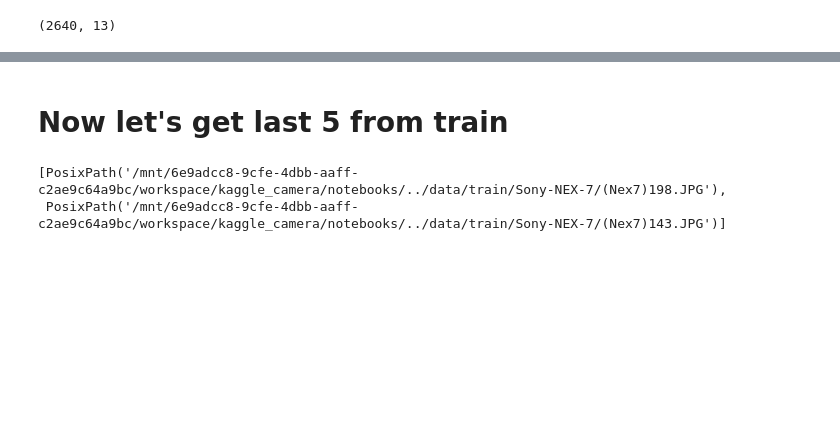
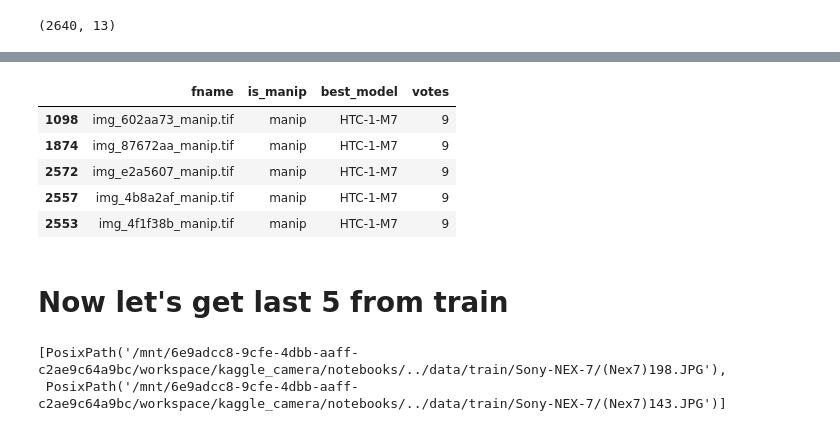
Before and after one commit to ternaus/kaggle_camera, a Jupyter notebook: notebooks/Prepare train, val.ipynb, the cells around one changed output, grey strips where cells are left out. Drawn from its saved outputs; the diff is of its cells as text; code cells hidden in the pictures; blank space fills up the shorter version.

```diff
--- a/notebooks/Prepare train, val.ipynb
+++ b/notebooks/Prepare train, val.ipynb
@@ -51 +56,10 @@ test_preds_trunc.head()
+# %%
+train_preds_trunc.head()
+# %% [output]
+|  | fname | is_manip | best_model | votes |
+| 1098 | img_602aa73_manip.tif | manip | HTC-1-M7 | 9 |
+| 1874 | img_87672aa_manip.tif | manip | HTC-1-M7 | 9 |
+| 2572 | img_e2a5607_manip.tif | manip | HTC-1-M7 | 9 |
+| 2557 | img_4b8a2af_manip.tif | manip | HTC-1-M7 | 9 |
+| 2553 | img_4f1f38b_manip.tif | manip | HTC-1-M7 | 9 |
 # %%
```
Also changed, not shown: parts of 9 cells of this notebook, 2 other files.
